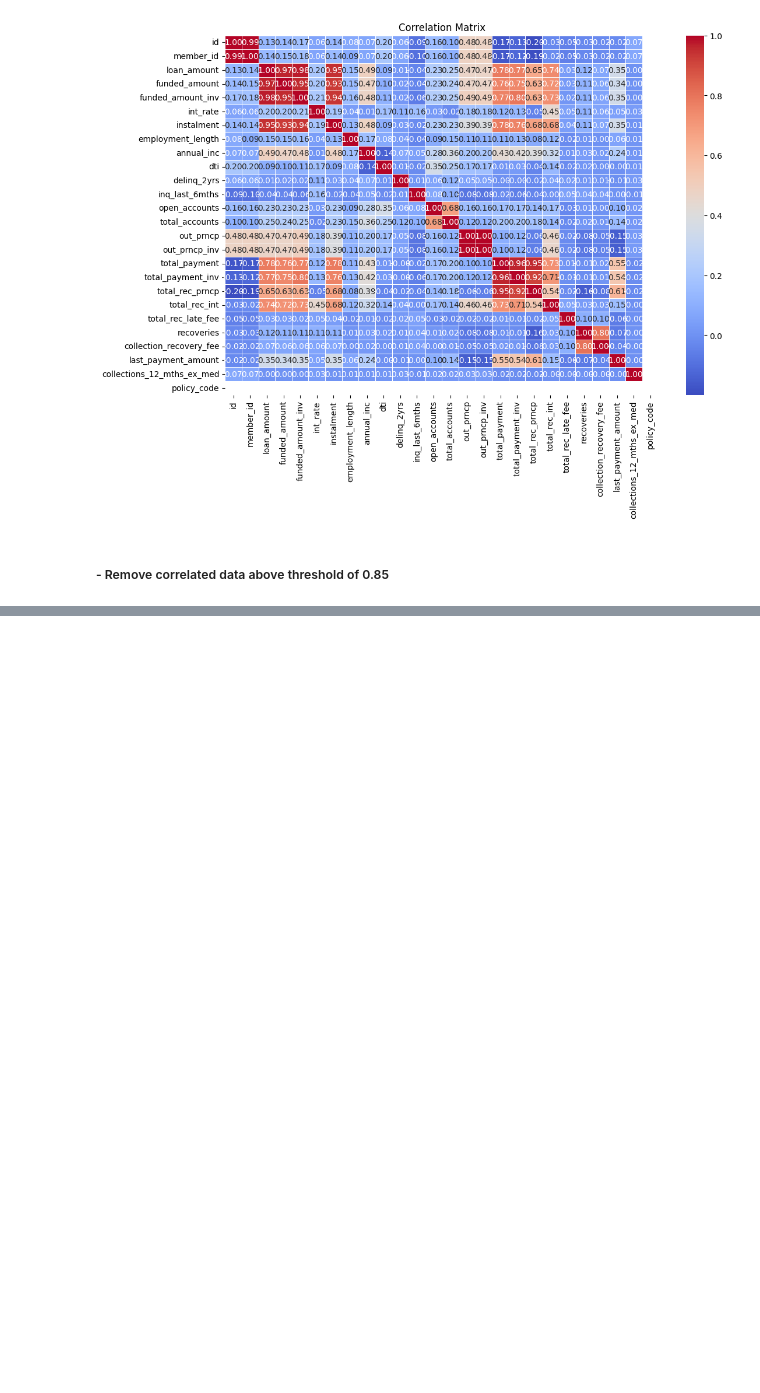
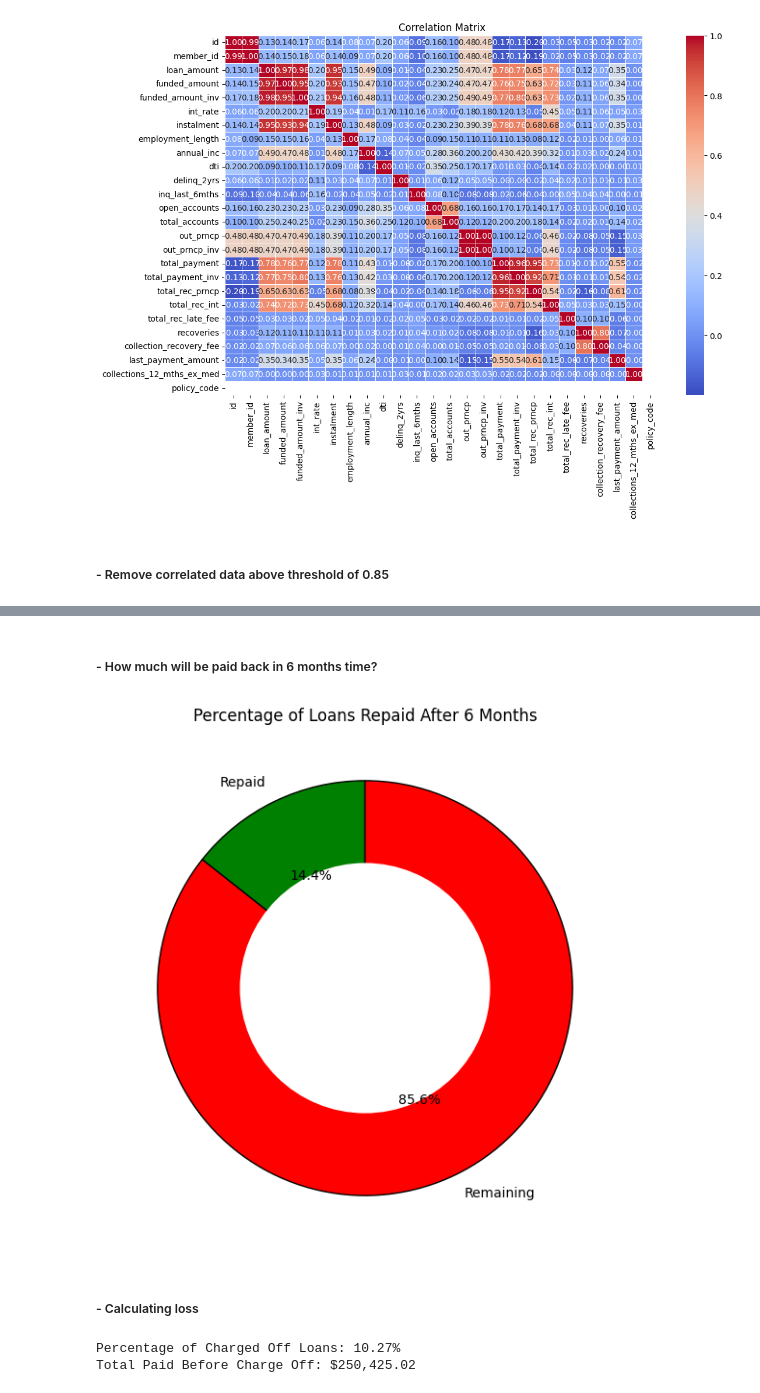
Before and after one commit to tomdeval/customer_loans, a Jupyter notebook: EDA.ipynb, the cells around one changed output, grey strips where cells are left out. Saved outputs shown, nothing was run; the diff lists cells and outputs as text; code cells hidden in the pictures; blank space fills up the shorter version.

```diff
--- a/EDA.ipynb
+++ b/EDA.ipynb
@@ -216,0 +271,48 @@ Removed columns: ['member_id', 'funded_amount', 'funded_amount_inv', 'instalment
+# %% [markdown]
+##### - How much will be paid back in 6 months time?
+# %%
+# Calculate remaining months for each loan
+custloan_df["months_left"] = custloan_df["term"] - (custloan_df["total_payment"] / custloan_df["instalment"])
+
+# Calculate additional payments expected in 6 months
+custloan_df["6mnth_payments"] = custloan_df["months_left"].clip(upper=6) * custloan_df["instalment"]
+
+# Calculate the total expected repaid after 6 months
+total_repaid_6mnths = custloan_df["total_payment"].sum() + custloan_df["6mnth_payments"].sum()
+
+# Calculate the recovery percentage in 6 months
+repaid_percentage_6mnths = (total_repaid_6mnths / total_due) * 100
+remaining_percentage_6mnths = 100 - repaid_percentage_6mnths
+
+# Plot as a donut chart
+plt.figure(figsize=(7, 7))
+plt.pie(
+    [repaid_percentage_6mnths, remaining_percentage_6mnths],
+    labels=["Repaid", "Remaining"],
+    autopct="%1.1f%%",
+    colors=["green", "red"],
+    startangle=90,
+    wedgeprops={"edgecolor": "black"}
+)
+plt.gca().add_artist(plt.Circle((0, 0), 0.6, color="white"))
+plt.title("Percentage of Loans Repaid After 6 Months")
+plt.show()
+# %% [output]
+[figure, added]
+# %% [markdown]
+##### - Calculating loss
+# %%
+# Filter and calculate percentage of charged off loans within total loans
+total_loans = len(custloan_df)
+charged_off_loans = custloan_df[custloan_df["loan_status"] == "Charged Off"]
+charged_off_percentage = (len(charged_off_loans) / total_loans) * 100
+
+# Calculate total amount paid towards charged off loans
+total_paid_charged_off = charged_off_loans["total_payment"].sum()
+
+# Print results
+print(f"Percentage of Charged Off Loans: {charged_off_percentage:.2f}%")
+print(f"Total Paid Before Charge Off: ${total_paid_charged_off:,.2f}")
+# %% [output]
+Percentage of Charged Off Loans: 10.27%
+Total Paid Before Charge Off: $250,425.02
```
Also changed, not shown: parts of 19 cells of this notebook, 1 other file.
